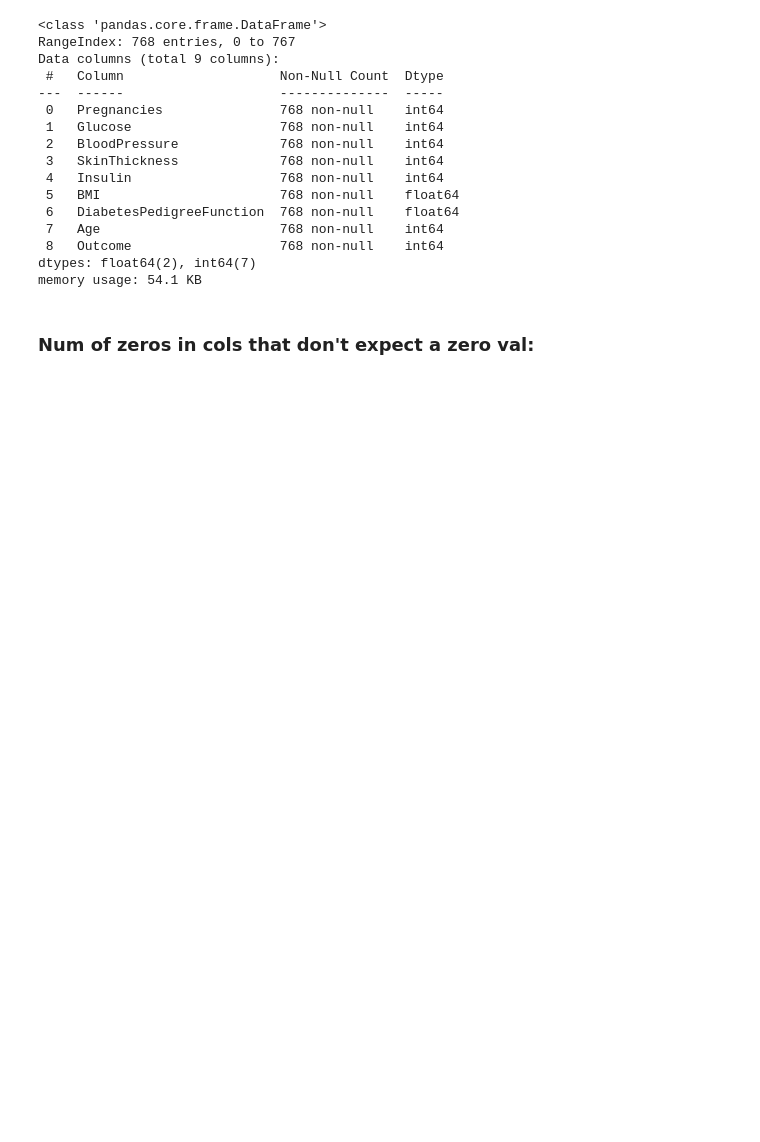
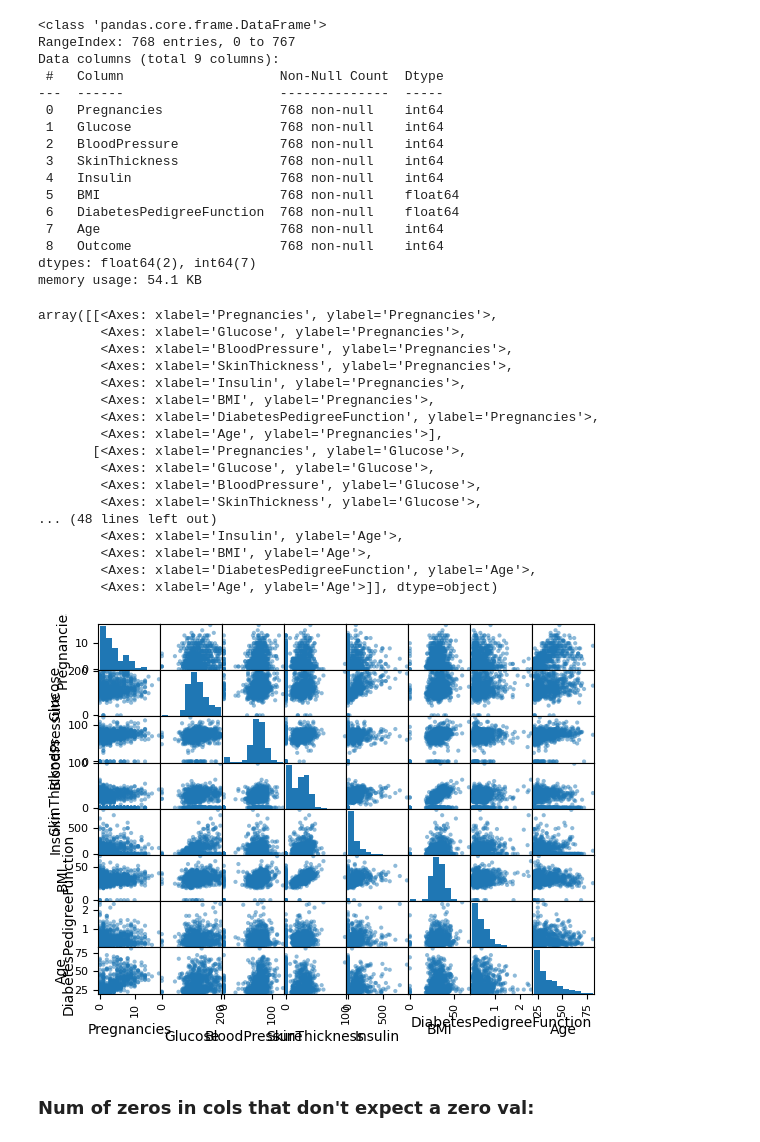
Before and after one commit to woooocoder/machine-learning, a Jupyter notebook: diabetes-ml/diabetes.ipynb, the cells around one changed output. Cells and saved outputs as stored; diff of their text form; code cells hidden in the pictures; blank space fills up the shorter version.

Commit message:
data analysis and knn

```diff
--- a/diabetes-ml/diabetes.ipynb
+++ b/diabetes-ml/diabetes.ipynb
@@ -29,3 +30,25 @@ Data columns (total 9 columns):
  8   Outcome                   768 non-null    int64
 dtypes: float64(2), int64(7)
 memory usage: 54.1 KB
+# %%
+df =  pd.DataFrame(data=Diabetes)
+pd.plotting.scatter_matrix(df.drop('Outcome', inplace=False, axis=1))
+# %% [output]
+array([[<Axes: xlabel='Pregnancies', ylabel='Pregnancies'>,
+        <Axes: xlabel='Glucose', ylabel='Pregnancies'>,
+        <Axes: xlabel='BloodPressure', ylabel='Pregnancies'>,
+        <Axes: xlabel='SkinThickness', ylabel='Pregnancies'>,
+        <Axes: xlabel='Insulin', ylabel='Pregnancies'>,
+        <Axes: xlabel='BMI', ylabel='Pregnancies'>,
+        <Axes: xlabel='DiabetesPedigreeFunction', ylabel='Pregnancies'>,
+        <Axes: xlabel='Age', ylabel='Pregnancies'>],
+       [<Axes: xlabel='Pregnancies', ylabel='Glucose'>,
+        <Axes: xlabel='Glucose', ylabel='Glucose'>,
+        <Axes: xlabel='BloodPressure', ylabel='Glucose'>,
+        <Axes: xlabel='SkinThickness', ylabel='Glucose'>,
+... (48 lines left out)
+        <Axes: xlabel='Insulin', ylabel='Age'>,
+        <Axes: xlabel='BMI', ylabel='Age'>,
+        <Axes: xlabel='DiabetesPedigreeFunction', ylabel='Age'>,
+        <Axes: xlabel='Age', ylabel='Age'>]], dtype=object)
+[figure, added]
```
Also changed, not shown: parts of 9 cells of this notebook, 2 other files.
